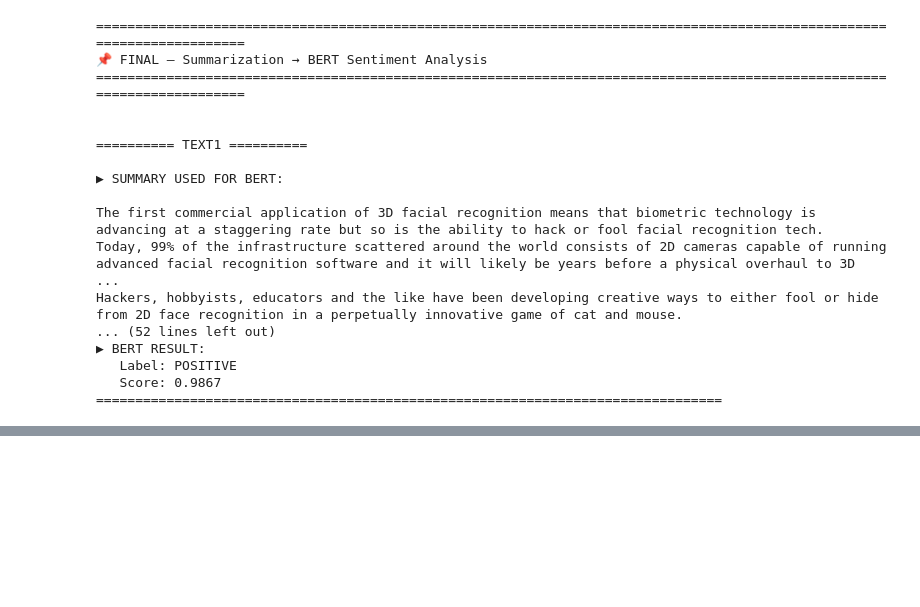
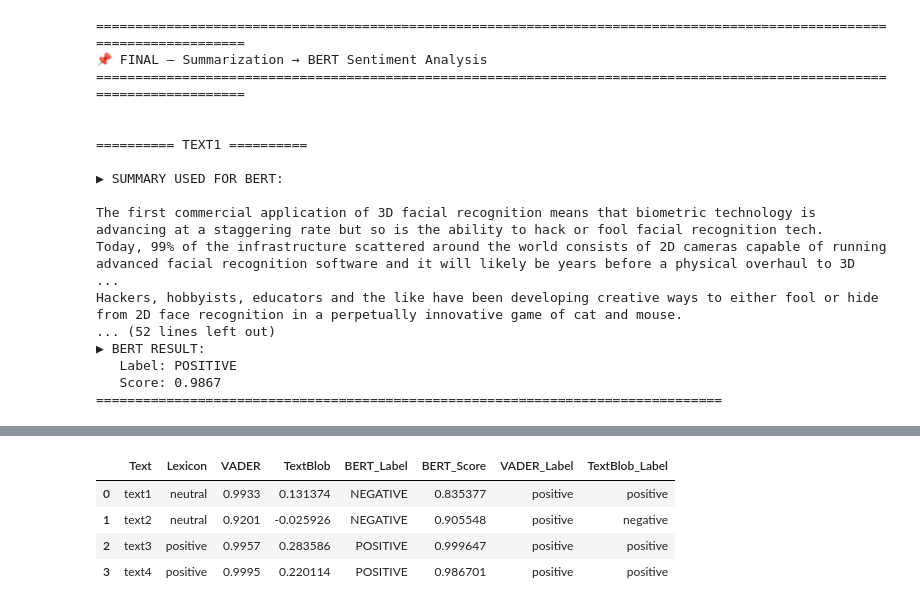
Before and after one commit to jangdain04-lab/TA_Assignment, a Jupyter notebook: Assignment2,3_202302772_JangDaIn.ipynb, the cells around one changed output, grey strips where cells are left out. Saved outputs shown, nothing was run; the diff lists cells and outputs as text; code cells hidden in the pictures; blank space fills up the shorter version.

```diff
--- a/Assignment2,3_202302772_JangDaIn.ipynb
+++ b/Assignment2,3_202302772_JangDaIn.ipynb
@@ -517,0 +489,83 @@ Hackers, hobbyists, educators and the like have been developing creative ways to
+# %%
+# ============================================================
+# 1. Define Conversion Functions (Score → Label)
+# ============================================================
+
+def vader_to_label(score):
+    if score > 0.05:
+        return "positive"
+    elif score < -0.05:
+        return "negative"
+    else:
+        return "neutral"
+
+def textblob_to_label(score):
+    if score > 0:
+        return "positive"
+    elif score < 0:
+        return "negative"
+    else:
+        return "neutral"
+
+
+# ============================================================
+# 2. Make Final Combined Sentiment Table
+#    (Already have lexicon_sentiment / vader_sentiment / textblob_sentiment / BERT)
+# ============================================================
+
+rows = []
+for name, txt in texts.items():
+    # Lexicon-based
+    lexicon_label = lexicon_sentiment(txt)
+
+    # VADER
+    vader_score = vader_sentiment(txt)
+
+    # TextBlob
+    textblob_score = textblob_sentiment(txt)
+
+    # BERT summary → sentiment
+    bert_out = bert_sentiment_after_summary(txt, ratio=0.2)
+    bert_label = bert_out["bert_label"]
+    bert_score = bert_out["bert_score"]
+
+    rows.append({
+        "Text": name,
+        "Lexicon": lexicon_label,
+        "VADER": vader_score,
+        "TextBlob": textblob_score,
+        "BERT_Label": bert_label,
+        "BERT_Score": bert_score
+    })
+
+all_sentiment_table = pd.DataFrame(rows)
+
+
+# ============================================================
+# 3. Convert Scores → Labels for all models
+# ============================================================
+
+all_sentiment_table["VADER_Label"] = all_sentiment_table["VADER"].apply(vader_to_label)
+all_sentiment_table["TextBlob_Label"] = all_sentiment_table["TextBlob"].apply(textblob_to_label)
+
+# (BERT_Label already exists)
+
+
+# ============================================================
+# 4. Show Final Tables
+# ============================================================
+
+print("\n\n===================== 📌 Sentiment Score Table =====================\n")
+display(all_sentiment_table)
+
+sentiment_label_table = all_sentiment_table[[
+    "Text",
+    "Lexicon",
+    "VADER_Label",
+    "TextBlob_Label",
+    "BERT_Label"
+]]
+
+print("\n\n===================== 📌 Sentiment Label Comparison =====================\n")
+display(sentiment_label_table)
+# %% [output]
@@ -517,0 +573,5 @@ Hackers, hobbyists, educators and the like have been developing creative ways to
+|  | Text | Lexicon | VADER | TextBlob | BERT_Label | BERT_Score | VADER_Label | TextBlob_Label |
+| 0 | text1 | neutral | 0.9933 | 0.131374 | NEGATIVE | 0.835377 | positive | positive |
+| 1 | text2 | neutral | 0.9201 | -0.025926 | NEGATIVE | 0.905548 | positive | negative |
+| 2 | text3 | positive | 0.9957 | 0.283586 | POSITIVE | 0.999647 | positive | positive |
+| 3 | text4 | positive | 0.9995 | 0.220114 | POSITIVE | 0.986701 | positive | positive |
```
Also changed, not shown: parts of 14 cells of this notebook.
